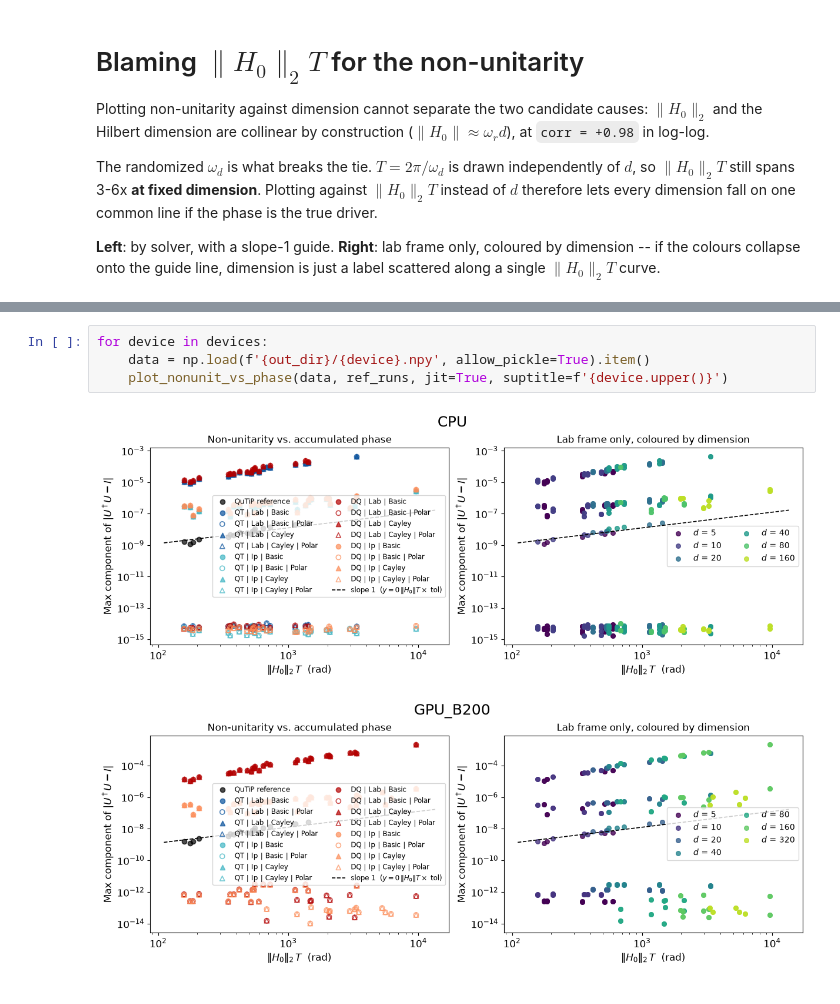
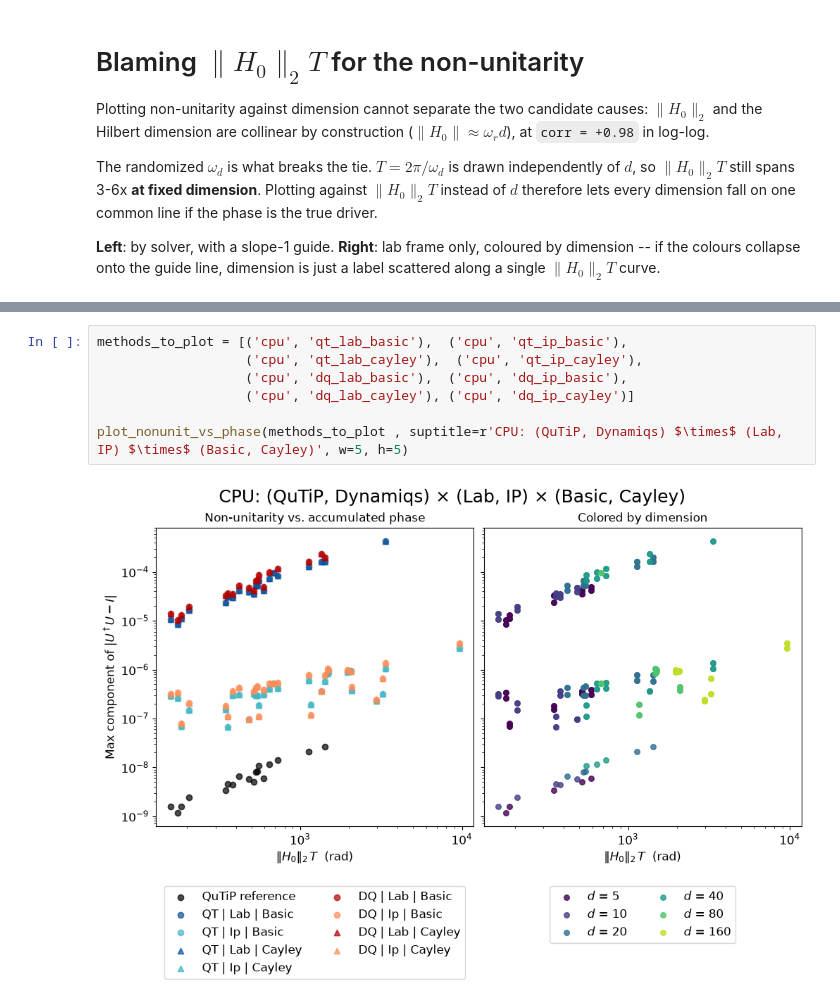
Before and after one commit to HarshBabla99/floquet_gpu, a Jupyter notebook: out_v4.1/plot.ipynb, the cells around one changed output, grey strips where cells are left out. Saved outputs shown, nothing was run; the diff lists cells and outputs as text.

```diff
--- a/out_v4.1/plot.ipynb
+++ b/out_v4.1/plot.ipynb
@@ -295,10 +304,12 @@ def plot_nonunit_vs_phase(data, basic_runs, jit=True, suptitle='', fontsize=12):
     if suptitle:
         fig.suptitle(suptitle, fontsize=1.5*fontsize)
     plt.show()
-# %%
-for device in devices:
-    data = np.load(f'{out_dir}/{device}.npy', allow_pickle=True).item()
-    plot_nonunit_vs_phase(data, ref_runs, jit=True, suptitle=f'{device.upper()}')
-# %% [output]
-[figure, removed]
-[figure, removed]
+# %%
+methods_to_plot = [('cpu', 'qt_lab_basic'),  ('cpu', 'qt_ip_basic'),
+                   ('cpu', 'qt_lab_cayley'),  ('cpu', 'qt_ip_cayley'),
+                   ('cpu', 'dq_lab_basic'),  ('cpu', 'dq_ip_basic'),
+                   ('cpu', 'dq_lab_cayley'), ('cpu', 'dq_ip_cayley')]
+
+plot_nonunit_vs_phase(methods_to_plot , suptitle=r'CPU: (QuTiP, Dynamiqs) $\times$ (Lab, IP) $\times$ (Basic, Cayley)', w=5, h=5)
+# %% [output]
+[figure, added]
```
Also changed, not shown: parts of 13 cells of this notebook.
